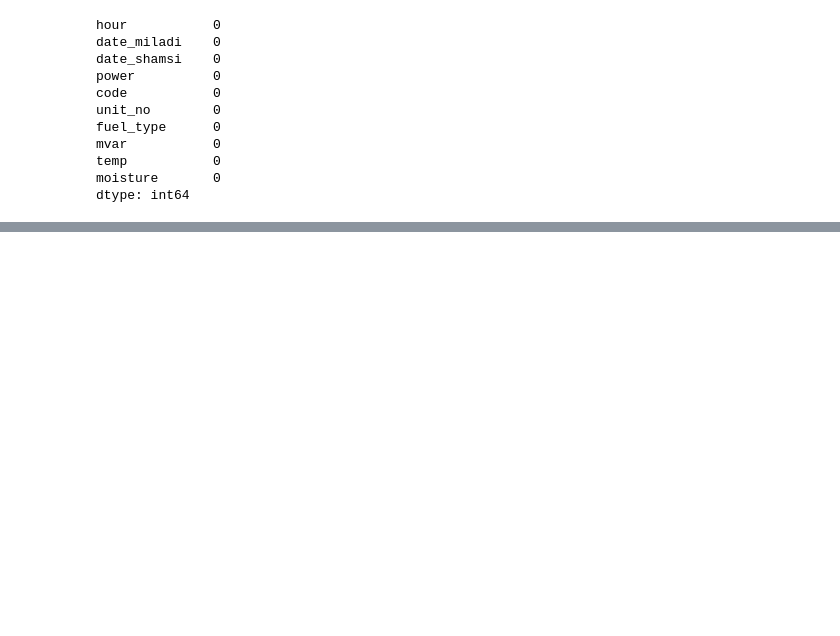
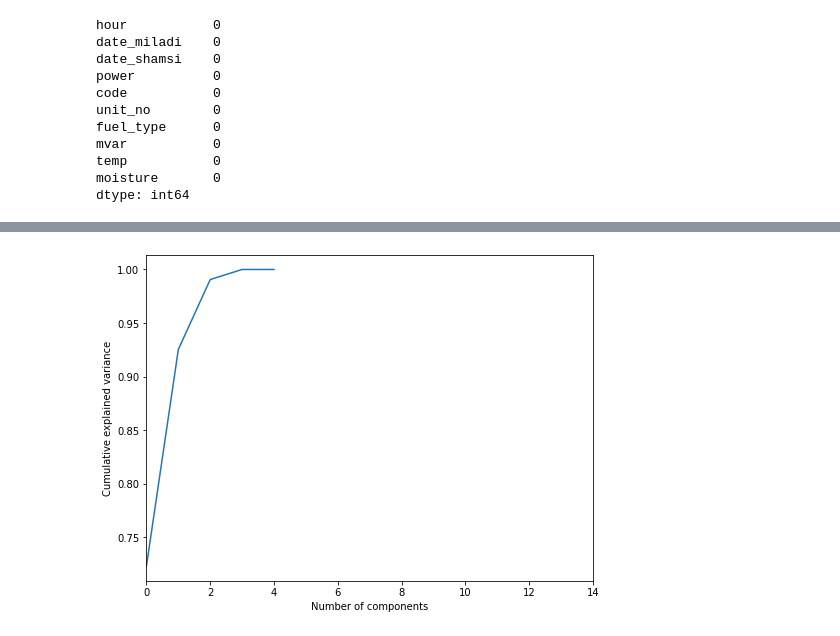
Before and after one commit to reza-pishva/6-MachineLearning-Python, a Jupyter notebook: Projects/EstimatePowerProduction.ipynb, the cells around one changed output, grey strips where cells are left out. Saved outputs shown, nothing was run; the diff lists cells and outputs as text; code cells hidden in the pictures; blank space fills up the shorter version.

```diff
--- a/Projects/EstimatePowerProduction.ipynb
+++ b/Projects/EstimatePowerProduction.ipynb
@@ -150,0 +131,2 @@ X
+# %%
+X_train, X_test, y_train, y_test = train_test_split(X, y, test_size = 0.3, random_state = 0)
@@ -150,0 +149,9 @@ X
+# %%
+plt.figure(figsize=(8,6))
+plt.plot(np.cumsum(pca.explained_variance_ratio_))
+plt.xlim(0,14,1)
+plt.xlabel('Number of components')
+plt.ylabel('Cumulative explained variance')
+plt.show()
+# %% [output]
+[figure, added]
```
Also changed, not shown: parts of 18 cells of this notebook, 2 other files.
